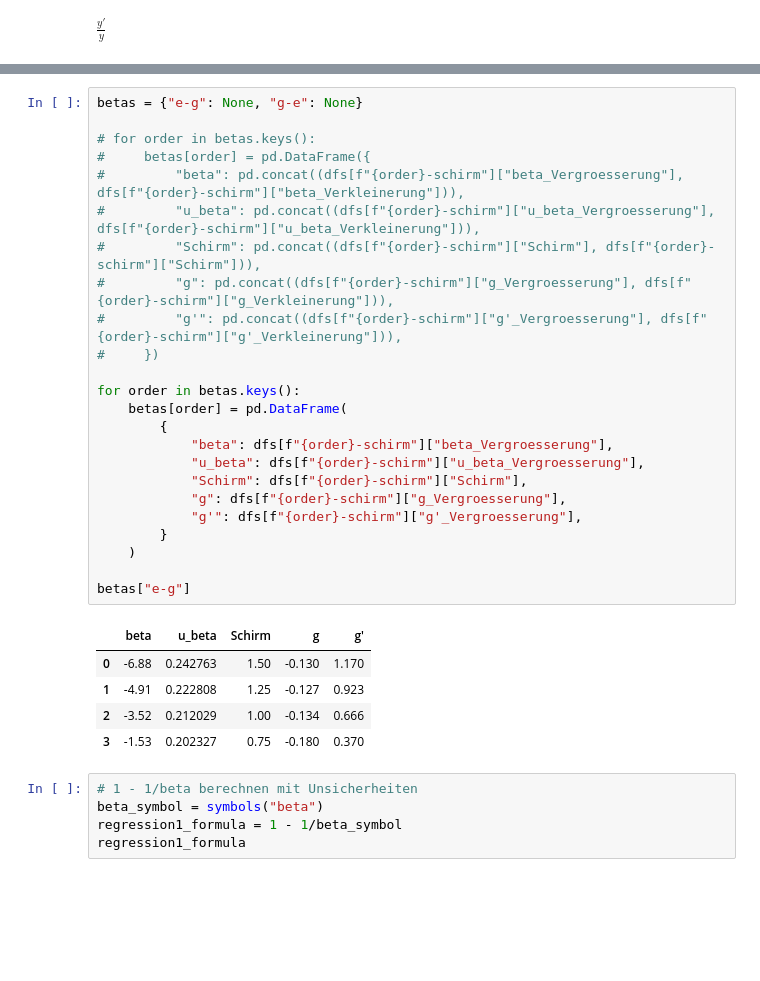
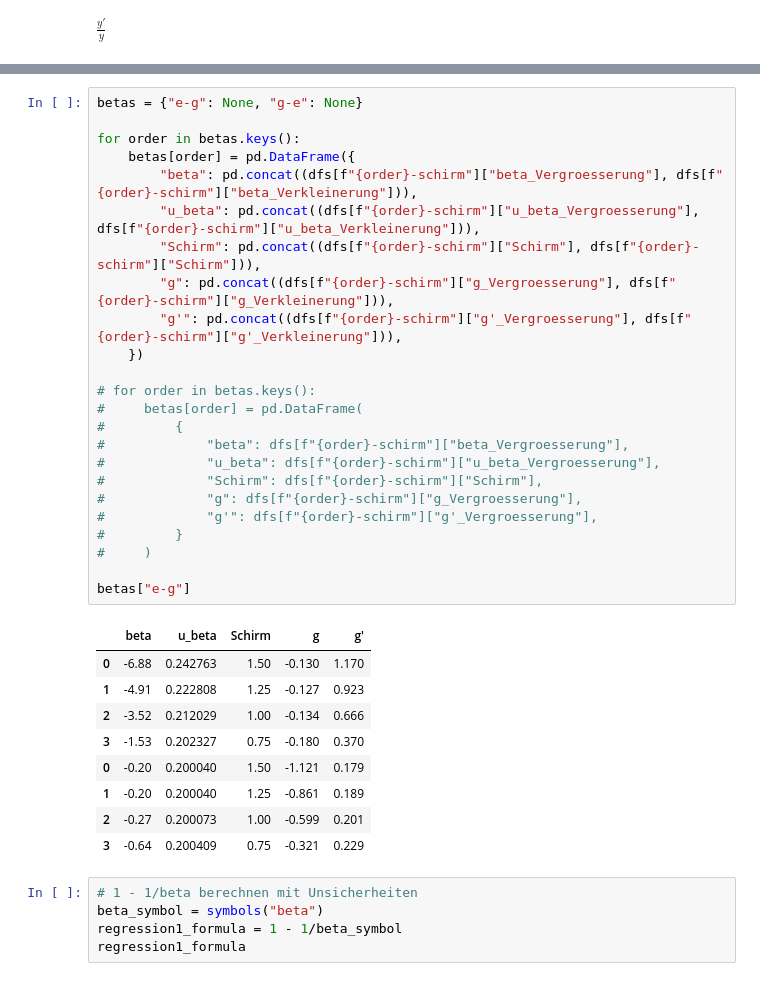
Before and after one commit to RombusBombus/AP3, a Jupyter notebook: OPA/OPA.ipynb, the cells around one changed output, grey strips where cells are left out. Saved outputs shown, nothing was run; the diff lists cells and outputs as text; blank space fills up the shorter version.

```diff
--- a/OPA/OPA.ipynb
+++ b/OPA/OPA.ipynb
@@ -344,33 +344,37 @@ dfs["e-g-schirm"]
 # %%
 betas = {"e-g": None, "g-e": None}
 
+for order in betas.keys():
+    betas[order] = pd.DataFrame({
+        "beta": pd.concat((dfs[f"{order}-schirm"]["beta_Vergroesserung"], dfs[f"{order}-schirm"]["beta_Verkleinerung"])),
+        "u_beta": pd.concat((dfs[f"{order}-schirm"]["u_beta_Vergroesserung"], dfs[f"{order}-schirm"]["u_beta_Verkleinerung"])),
+        "Schirm": pd.concat((dfs[f"{order}-schirm"]["Schirm"], dfs[f"{order}-schirm"]["Schirm"])),
+        "g": pd.concat((dfs[f"{order}-schirm"]["g_Vergroesserung"], dfs[f"{order}-schirm"]["g_Verkleinerung"])),
+        "g'": pd.concat((dfs[f"{order}-schirm"]["g'_Vergroesserung"], dfs[f"{order}-schirm"]["g'_Verkleinerung"])),
+    })
+
 # for order in betas.keys():
-#     betas[order] = pd.DataFrame({
-#         "beta": pd.concat((dfs[f"{order}-schirm"]["beta_Vergroesserung"], dfs[f"{order}-schirm"]["beta_Verkleinerung"])),
-#         "u_beta": pd.concat((dfs[f"{order}-schirm"]["u_beta_Vergroesserung"], dfs[f"{order}-schirm"]["u_beta_Verkleinerung"])),
-#         "Schirm": pd.concat((dfs[f"{order}-schirm"]["Schirm"], dfs[f"{order}-schirm"]["Schirm"])),
-#         "g": pd.concat((dfs[f"{order}-schirm"]["g_Vergroesserung"], dfs[f"{order}-schirm"]["g_Verkleinerung"])),
-#         "g'": pd.concat((dfs[f"{order}-schirm"]["g'_Vergroesserung"], dfs[f"{order}-schirm"]["g'_Verkleinerung"])),
-#     })
-
-for order in betas.keys():
-    betas[order] = pd.DataFrame(
-        {
-            "beta": dfs[f"{order}-schirm"]["beta_Vergroesserung"],
-            "u_beta": dfs[f"{order}-schirm"]["u_beta_Vergroesserung"],
-            "Schirm": dfs[f"{order}-schirm"]["Schirm"],
-            "g": dfs[f"{order}-schirm"]["g_Vergroesserung"],
-            "g'": dfs[f"{order}-schirm"]["g'_Vergroesserung"],
-        }
-    )
+#     betas[order] = pd.DataFrame(
+#         {
+#             "beta": dfs[f"{order}-schirm"]["beta_Vergroesserung"],
+#             "u_beta": dfs[f"{order}-schirm"]["u_beta_Vergroesserung"],
+#             "Schirm": dfs[f"{order}-schirm"]["Schirm"],
+#             "g": dfs[f"{order}-schirm"]["g_Vergroesserung"],
+#             "g'": dfs[f"{order}-schirm"]["g'_Vergroesserung"],
+#         }
+#     )
 
 betas["e-g"]
 # %% [output]
 |  | beta | u_beta | Schirm | g | g' |
 | 0 | -6.88 | 0.242763 | 1.50 | -0.130 | 1.170 |
 | 1 | -4.91 | 0.222808 | 1.25 | -0.127 | 0.923 |
 | 2 | -3.52 | 0.212029 | 1.00 | -0.134 | 0.666 |
 | 3 | -1.53 | 0.202327 | 0.75 | -0.180 | 0.370 |
+| 0 | -0.20 | 0.200040 | 1.50 | -1.121 | 0.179 |
+| 1 | -0.20 | 0.200040 | 1.25 | -0.861 | 0.189 |
+| 2 | -0.27 | 0.200073 | 1.00 | -0.599 | 0.201 |
+| 3 | -0.64 | 0.200409 | 0.75 | -0.321 | 0.229 |
 # %%
 # 1 - 1/beta berechnen mit Unsicherheiten
 beta_symbol = symbols("beta")
```
Also changed, not shown: parts of 2 cells of this notebook, 5 other files.
